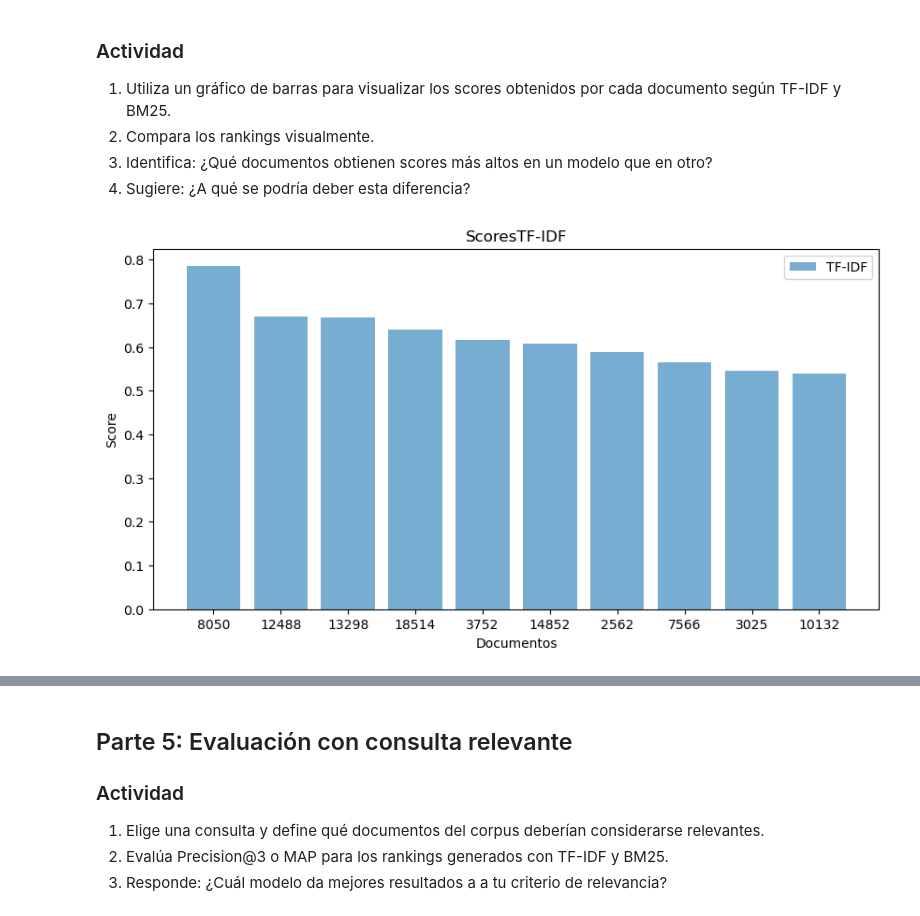
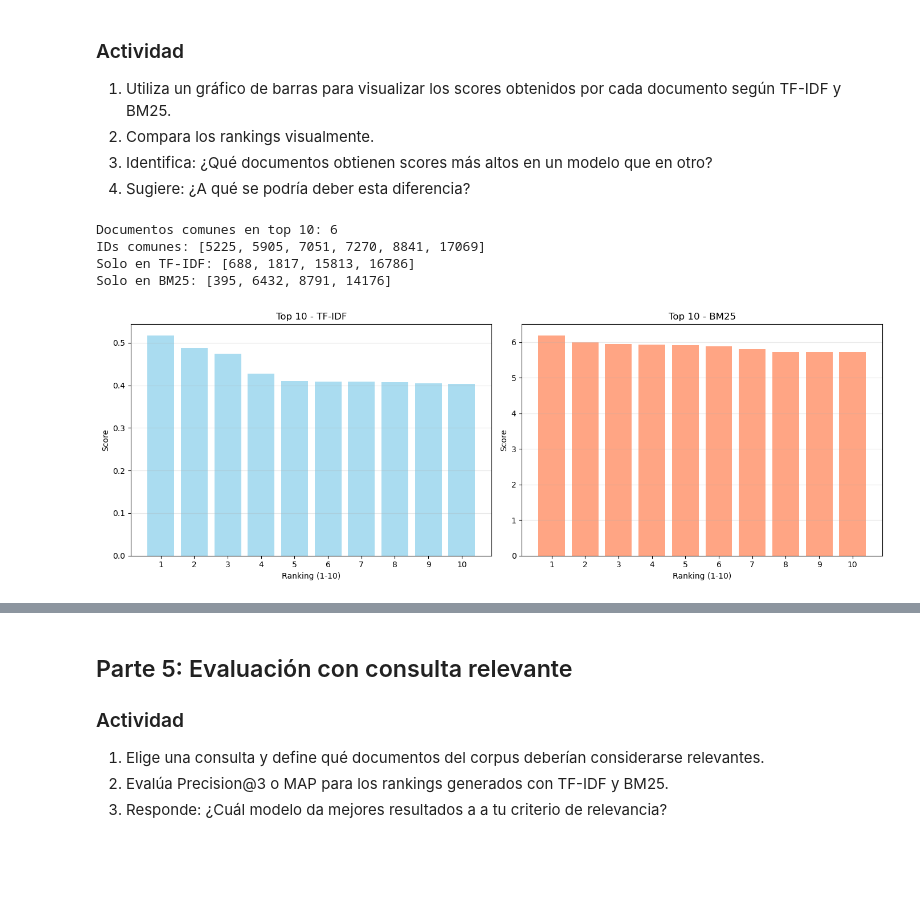
Before and after one commit to JosuOW/IR2025B, a Jupyter notebook: 04bm25.ipynb, the cells around one changed output, grey strips where cells are left out. Cells and saved outputs as stored; diff of their text form; code cells hidden in the pictures; blank space fills up the shorter version.

```diff
--- a/04bm25.ipynb
+++ b/04bm25.ipynb
@@ -106,17 +246,49 @@ ranking_tfidf.head(10)
 3. Identifica: ¿Qué documentos obtienen scores más altos en un modelo que en otro?
 4. Sugiere: ¿A qué se podría deber esta diferencia?
 # %%
-import matplotlib.pyplot as plt
+# Top 10 de cada modelo
+top10_tfidf = ranking_tfidf.head(10)
+top10_bm25 = ranking_bm25.head(10)
 
-# Tomamos los 10 primeros documentos de cada ranking
-top10_tfidf = ranking_tfidf.head(10)
+# Análisis de intersección
+docs_tfidf = set(top10_tfidf['Documento'])
+docs_bm25 = set(top10_bm25['Documento'])
+docs_comunes = docs_tfidf & docs_bm25
 
-plt.figure(figsize=(10,5))
-plt.bar(top10_tfidf['Documento'].astype(str), top10_tfidf['Score'], alpha=0.6, label='TF-IDF')
-plt.xlabel('Documentos')
-plt.ylabel('Score')
-plt.title('ScoresTF-IDF')
-plt.legend()
+print(f"\nDocumentos comunes en top 10: {len(docs_comunes)}")
+print(f"IDs comunes: {sorted(docs_comunes)}")
+print(f"Solo en TF-IDF: {sorted(docs_tfidf - docs_bm25)}")
+print(f"Solo en BM25: {sorted(docs_bm25 - docs_tfidf)}")
+
+# Visualización comparativa
+fig, axes = plt.subplots(1, 2, figsize=(14, 5))
+
+# Gráfico TF-IDF
+axes[0].bar(range(10), top10_tfidf['Score_TFIDF'].values,
+            color='skyblue', alpha=0.7)
+axes[0].set_xlabel('Ranking (1-10)')
+axes[0].set_ylabel('Score')
+axes[0].set_title('Top 10 - TF-IDF')
+axes[0].set_xticks(range(10))
+axes[0].set_xticklabels([f"{i+1}" for i in range(10)])
+axes[0].grid(axis='y', alpha=0.3)
+
+# Gráfico BM25
+axes[1].bar(range(10), top10_bm25['Score_BM25'].values,
+            color='coral', alpha=0.7)
+axes[1].set_xlabel('Ranking (1-10)')
+axes[1].set_ylabel('Score')
+axes[1].set_title('Top 10 - BM25')
+axes[1].set_xticks(range(10))
+axes[1].set_xticklabels([f"{i+1}" for i in range(10)])
+axes[1].grid(axis='y', alpha=0.3)
+
+plt.tight_layout()
+plt.savefig('comparacion_tfidf_bm25.png', dpi=150, bbox_inches='tight')
 plt.show()
 # %% [output]
+Documentos comunes en top 10: 6
+IDs comunes: [5225, 5905, 7051, 7270, 8841, 17069]
+Solo en TF-IDF: [688, 1817, 15813, 16786]
+Solo en BM25: [395, 6432, 8791, 14176]
-[figure, old version]
+[figure, new version]
```
Also changed, not shown: parts of 9 cells of this notebook, 1 other file.
